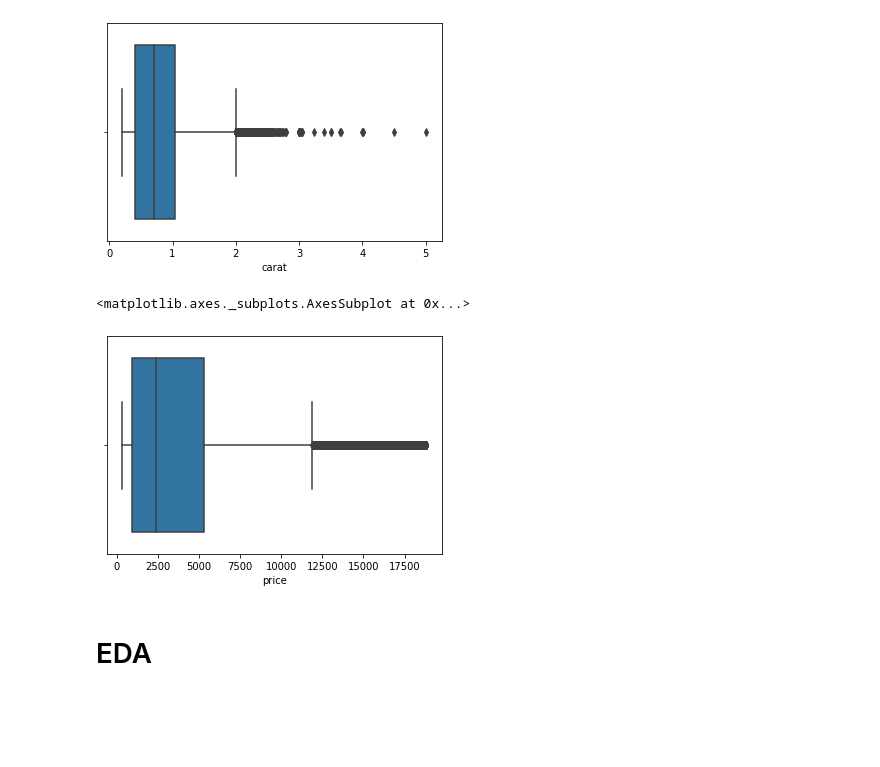
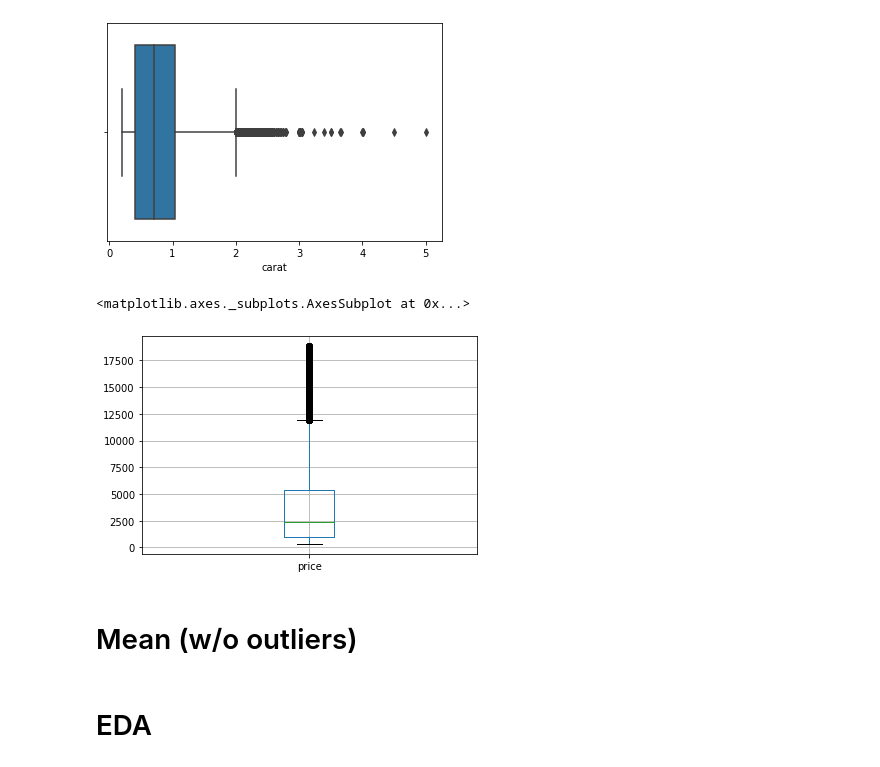
Before and after one commit to evefalcao/hw_linear-regression, a Jupyter notebook: p5-diamonds_pricing.ipynb, the cells around one changed output. Drawn from its saved outputs; the diff is of its cells as text; code cells hidden in the pictures; blank space fills up the shorter version.

```diff
--- a/p5-diamonds_pricing.ipynb
+++ b/p5-diamonds_pricing.ipynb
@@ -38,10 +46,12 @@ sns.boxplot(diamonds.carat)
 <matplotlib.axes._subplots.AxesSubplot at 0x...>
 [figure]
 # %%
-sns.boxplot(diamonds.price)
+diamonds.boxplot(column='price')
 # %% [output]
 <matplotlib.axes._subplots.AxesSubplot at 0x...>
-[figure, old version]
+[figure, new version]
+# %% [markdown]
+# Mean (w/o outliers)
 # %% [markdown]
 # EDA
 # %%
```
Also changed, not shown: parts of 3 cells of this notebook.
